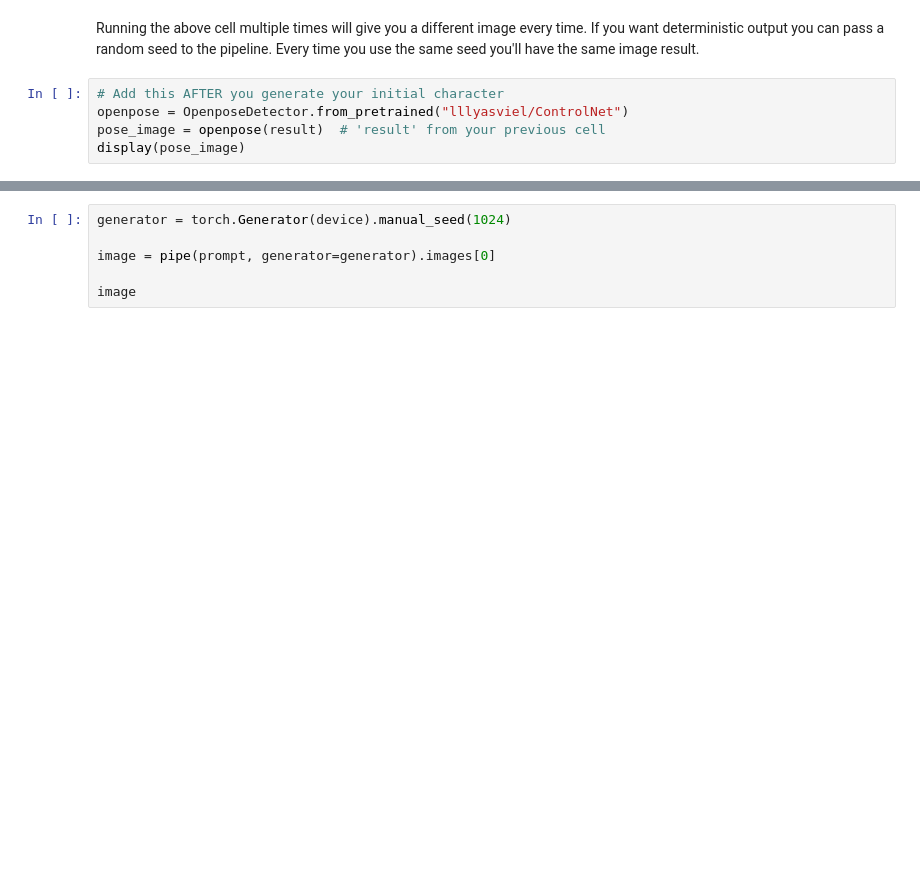
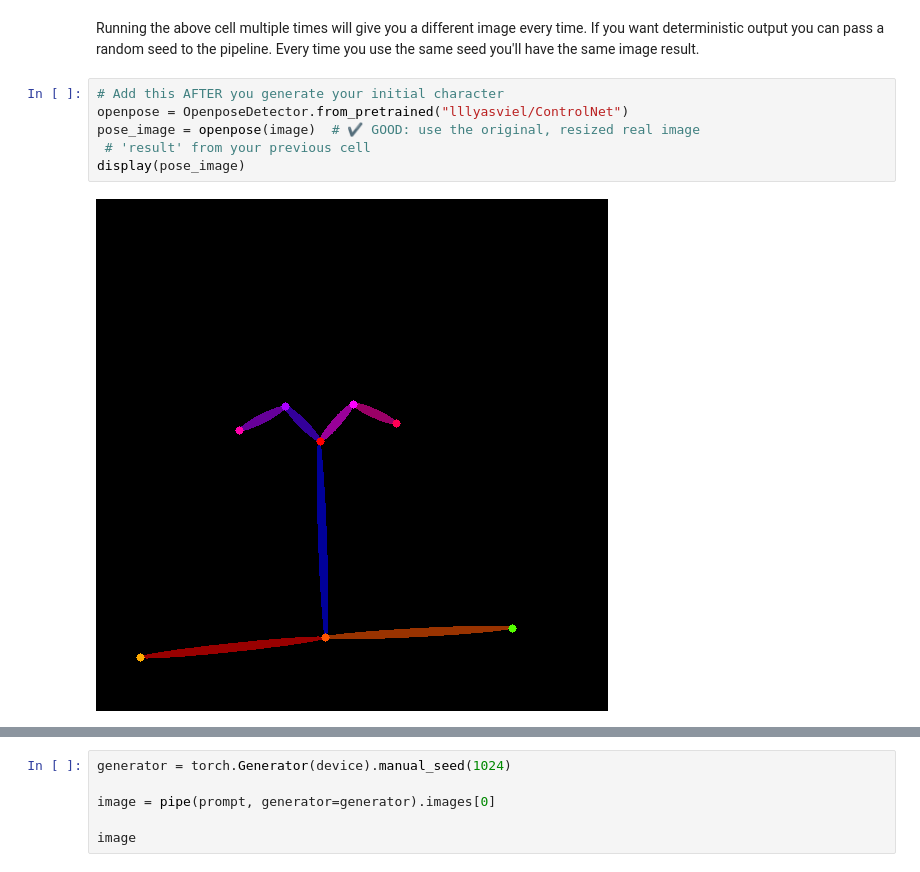
Before and after one commit to gitgregoryjones/jwdeveloper-demos, a Jupyter notebook: diffusers/stable_diffusion.ipynb, the cells around one changed output, grey strips where cells are left out. Saved outputs shown, nothing was run; the diff lists cells and outputs as text; blank space fills up the shorter version.

```diff
--- a/diffusers/stable_diffusion.ipynb
+++ b/diffusers/stable_diffusion.ipynb
@@ -194,6 +275,9 @@ Running the above cell multiple times will give you a different image every time
 # %%
 # Add this AFTER you generate your initial character
 openpose = OpenposeDetector.from_pretrained("lllyasviel/ControlNet")
-pose_image = openpose(result)  # 'result' from your previous cell
+pose_image = openpose(image)  # ✔️ GOOD: use the original, resized real image
+ # 'result' from your previous cell
 display(pose_image)
+# %% [output]
+[figure, added]
 # %%
```
Also changed, not shown: parts of 6 cells of this notebook.
